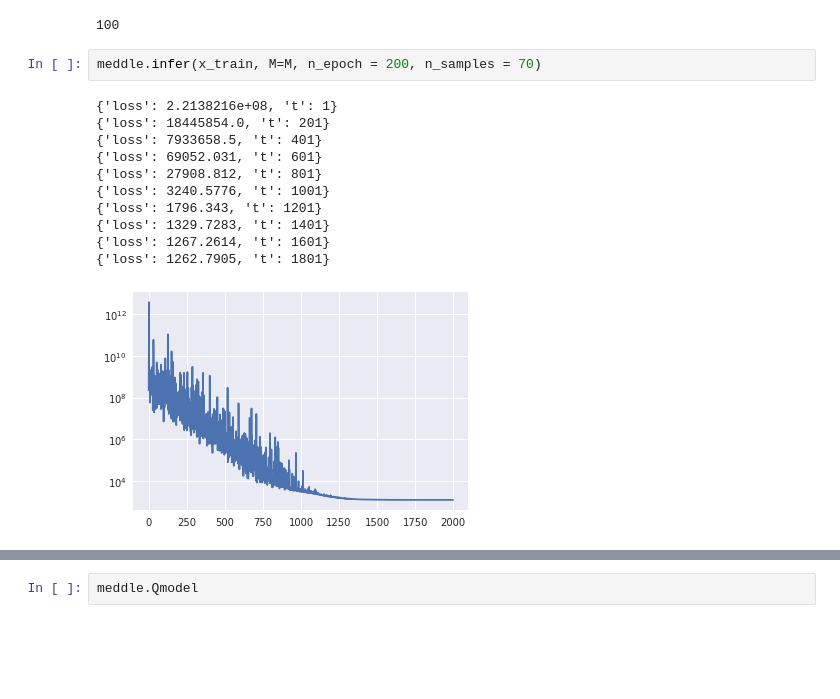
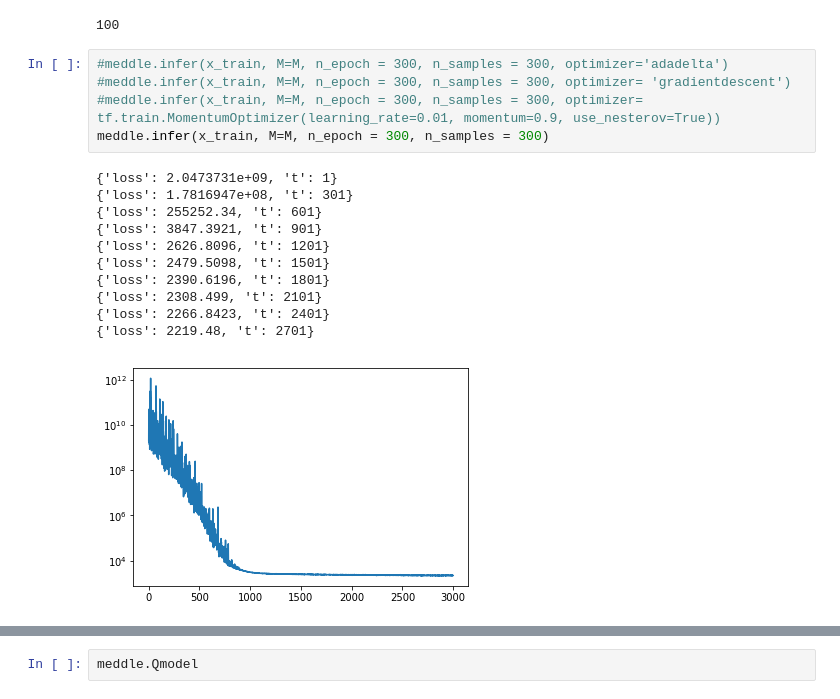
Before and after one commit to deoxyribose/auml, a Jupyter notebook: edward-factor/factor_model-horseshoe.ipynb, the cells around one changed output, grey strips where cells are left out. Saved outputs shown, nothing was run; the diff lists cells and outputs as text; blank space fills up the shorter version.

```diff
--- a/edward-factor/factor_model-horseshoe.ipynb
+++ b/edward-factor/factor_model-horseshoe.ipynb
@@ -335,19 +337,22 @@ N
 M
 # %% [output]
 100
-# %%
-meddle.infer(x_train, M=M, n_epoch = 200, n_samples = 70)
-# %% [output]
-{'loss': 2.2138216e+08, 't': 1}
-{'loss': 18445854.0, 't': 201}
-{'loss': 7933658.5, 't': 401}
-{'loss': 69052.031, 't': 601}
-{'loss': 27908.812, 't': 801}
-{'loss': 3240.5776, 't': 1001}
-{'loss': 1796.343, 't': 1201}
-{'loss': 1329.7283, 't': 1401}
-{'loss': 1267.2614, 't': 1601}
-{'loss': 1262.7905, 't': 1801}
-[figure, removed]
+# %%
+#meddle.infer(x_train, M=M, n_epoch = 300, n_samples = 300, optimizer='adadelta')
+#meddle.infer(x_train, M=M, n_epoch = 300, n_samples = 300, optimizer= 'gradientdescent')
+#meddle.infer(x_train, M=M, n_epoch = 300, n_samples = 300, optimizer= tf.train.MomentumOptimizer(learning_rate=0.01, momentum=0.9, use_nesterov=True))
+meddle.infer(x_train, M=M, n_epoch = 300, n_samples = 300)
+# %% [output]
+{'loss': 2.0473731e+09, 't': 1}
+{'loss': 1.7816947e+08, 't': 301}
+{'loss': 255252.34, 't': 601}
+{'loss': 3847.3921, 't': 901}
+{'loss': 2626.8096, 't': 1201}
+{'loss': 2479.5098, 't': 1501}
+{'loss': 2390.6196, 't': 1801}
+{'loss': 2308.499, 't': 2101}
+{'loss': 2266.8423, 't': 2401}
+{'loss': 2219.48, 't': 2701}
+[figure, added]
 # %%
 meddle.posterior_predictive_check(x_train[:M,:])
```
Also changed, not shown: parts of 15 cells of this notebook, 6 other files.
